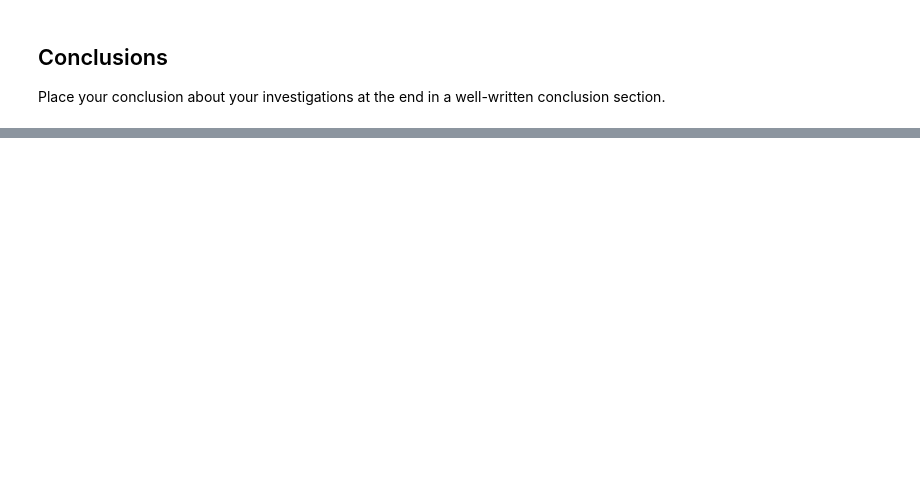
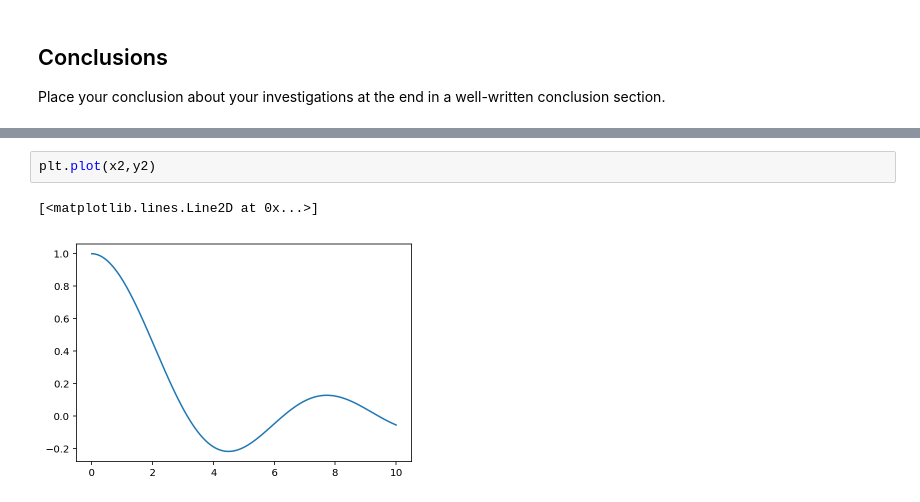
Before and after one commit to chapman-phys220-2018f/cw07-big-team, a Jupyter notebook: cw07.ipynb, the cells around one changed output, grey strips where cells are left out. Drawn from its saved outputs; the diff is of its cells as text; blank space fills up the shorter version.

```diff
--- a/cw07.ipynb
+++ b/cw07.ipynb
@@ -79,0 +244,5 @@ Place your conclusion about your investigations at the end in a well-written con
+# %%
+plt.plot(x2,y2)
+# %% [output]
+[<matplotlib.lines.Line2D at 0x...>]
+[figure, added]
```
Also changed, not shown: parts of 29 cells of this notebook, 1 other file.
